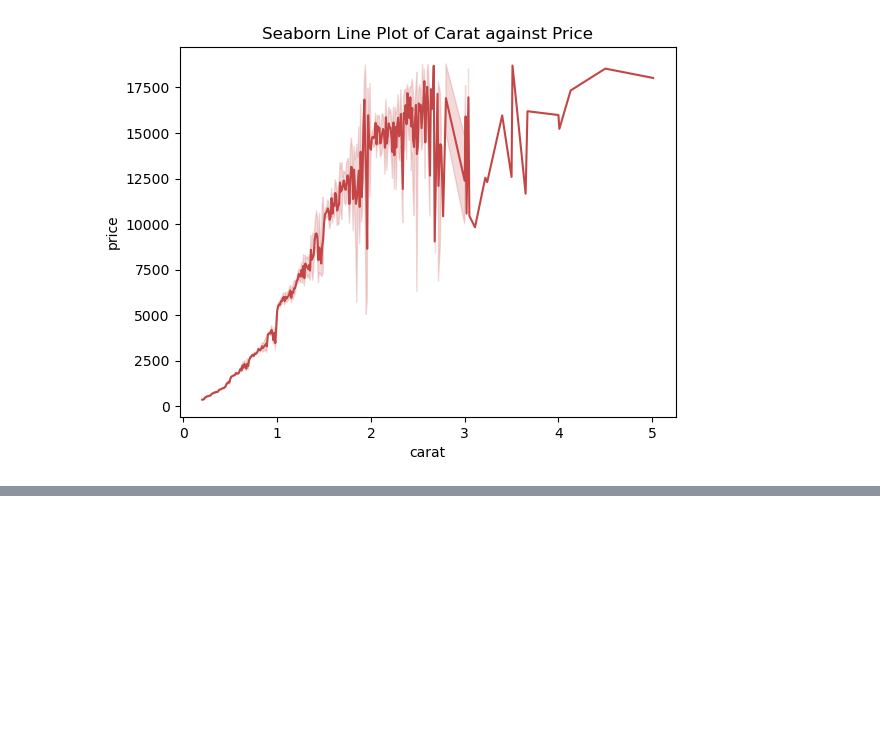
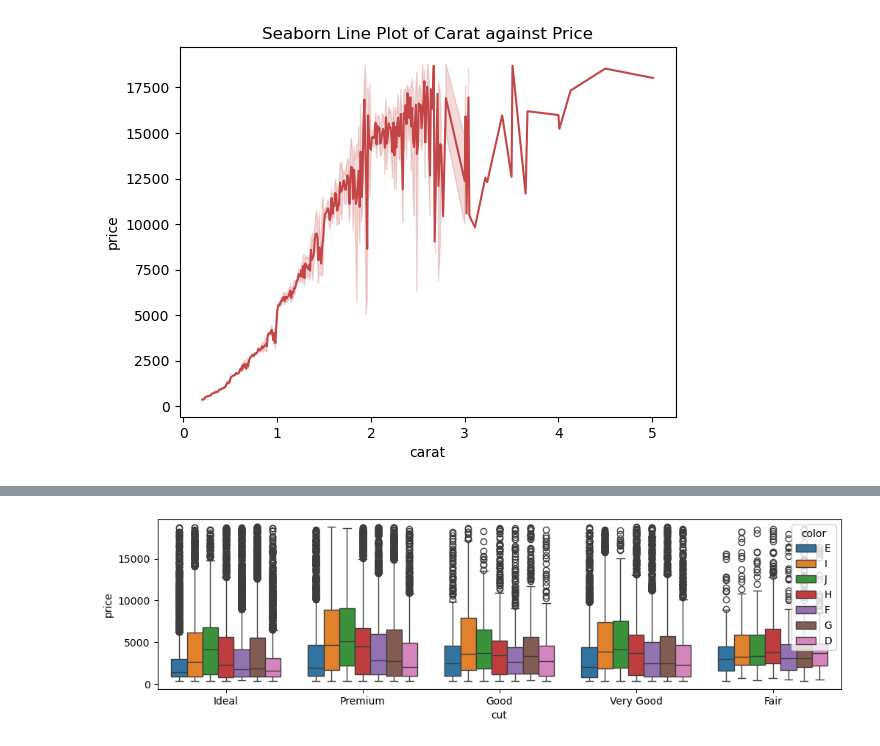
Before and after one commit to waseem-development/AI-NAVTTC, a Jupyter notebook: Data Visualization/1_in_depth_data_vis/1_matplotlib_and_seaborn.ipynb, the cells around one changed output, grey strips where cells are left out. Saved outputs shown, nothing was run; the diff lists cells and outputs as text; code cells hidden in the pictures; blank space fills up the shorter version.

```diff
--- a/Data Visualization/1_in_depth_data_vis/1_matplotlib_and_seaborn.ipynb
+++ b/Data Visualization/1_in_depth_data_vis/1_matplotlib_and_seaborn.ipynb
@@ -207,0 +230,7 @@ plt.show()
+# %%
+figure = plt.figure(figsize=(12,3))
+sns.boxplot(x="cut", y="price", data=df, hue="color")
+plt.title="Box Plot of Price against Cut"
+plt.show()
+# %% [output]
+[figure, added]
```
Also changed, not shown: parts of 6 cells of this notebook.
